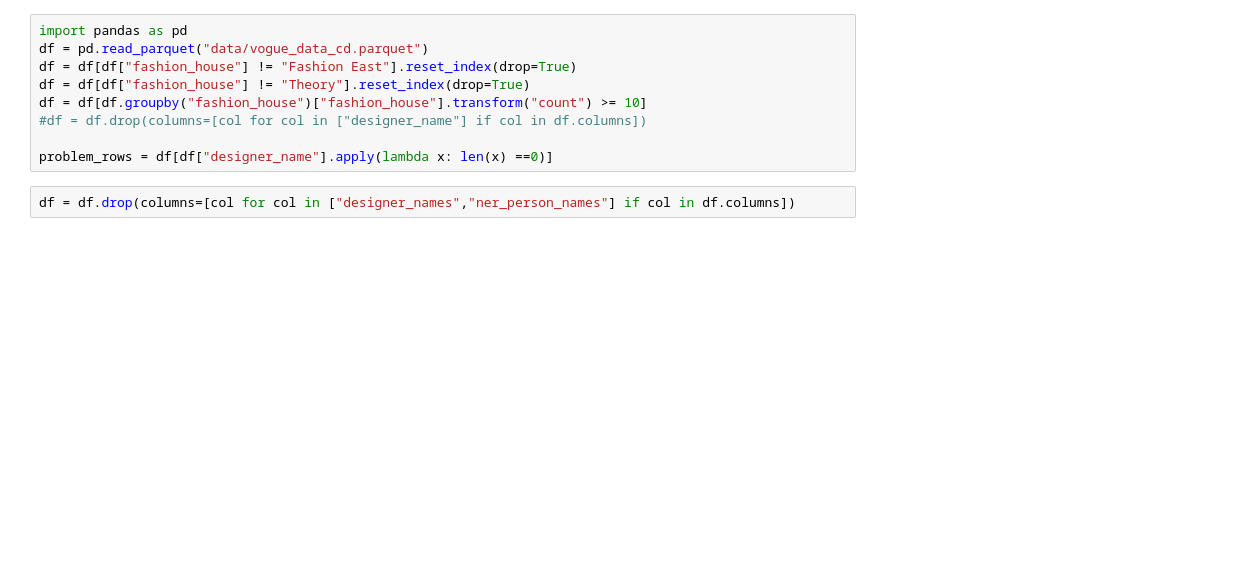
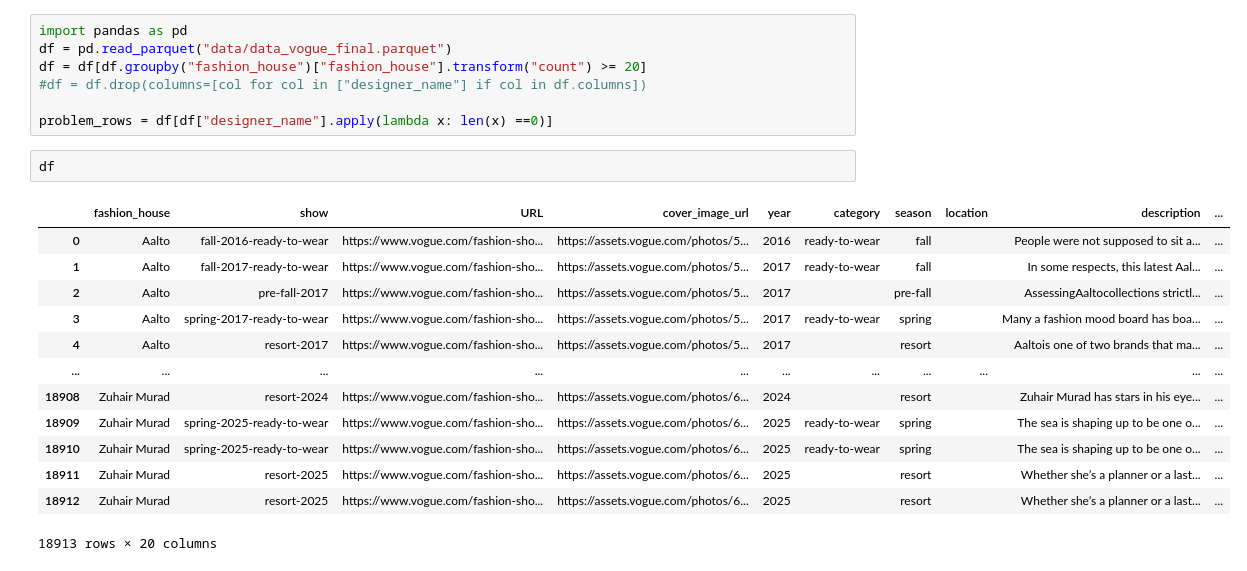
Before and after one commit to traopia/FashionDB, a Jupyter notebook: temporary_playground.ipynb, the cells around one changed output. Saved outputs shown, nothing was run; the diff lists cells and outputs as text; blank space fills up the shorter version.

```diff
--- a/temporary_playground.ipynb
+++ b/temporary_playground.ipynb
@@ -1,11 +1,23 @@
 # %%
 import pandas as pd
-df = pd.read_parquet("data/vogue_data_cd.parquet")
-df = df[df["fashion_house"] != "Fashion East"].reset_index(drop=True)
-df = df[df["fashion_house"] != "Theory"].reset_index(drop=True)
-df = df[df.groupby("fashion_house")["fashion_house"].transform("count") >= 10]
+df = pd.read_parquet("data/data_vogue_final.parquet")
+df = df[df.groupby("fashion_house")["fashion_house"].transform("count") >= 20]
 #df = df.drop(columns=[col for col in ["designer_name"] if col in df.columns])
 
 problem_rows = df[df["designer_name"].apply(lambda x: len(x) ==0)]
-# %%
-df = df.drop(columns=[col for col in ["designer_names","ner_person_names"] if col in df.columns])
+# %%
+df
+# %% [output]
+|  | fashion_house | show | URL | cover_image_url | year | category | season | location | description | ... |
+| 0 | Aalto | fall-2016-ready-to-wear | https://www.vogue.com/fashion-sho... | https://assets.vogue.com/photos/5... | 2016 | ready-to-wear | fall |  | People were not supposed to sit a... | ... |
+| 1 | Aalto | fall-2017-ready-to-wear | https://www.vogue.com/fashion-sho... | https://assets.vogue.com/photos/5... | 2017 | ready-to-wear | fall |  | In some respects, this latest Aal... | ... |
+| 2 | Aalto | pre-fall-2017 | https://www.vogue.com/fashion-sho... | https://assets.vogue.com/photos/5... | 2017 |  | pre-fall |  | AssessingAaltocollections strictl... | ... |
+| 3 | Aalto | spring-2017-ready-to-wear | https://www.vogue.com/fashion-sho... | https://assets.vogue.com/photos/5... | 2017 | ready-to-wear | spring |  | Many a fashion mood board has boa... | ... |
+| 4 | Aalto | resort-2017 | https://www.vogue.com/fashion-sho... | https://assets.vogue.com/photos/5... | 2017 |  | resort |  | Aaltois one of two brands that ma... | ... |
+| ... | ... | ... | ... | ... | ... | ... | ... | ... | ... | ... |
+| 18908 | Zuhair Murad | resort-2024 | https://www.vogue.com/fashion-sho... | https://assets.vogue.com/photos/6... | 2024 |  | resort |  | Zuhair Murad has stars in his eye... | ... |
+| 18909 | Zuhair Murad | spring-2025-ready-to-wear | https://www.vogue.com/fashion-sho... | https://assets.vogue.com/photos/6... | 2025 | ready-to-wear | spring |  | The sea is shaping up to be one o... | ... |
+| 18910 | Zuhair Murad | spring-2025-ready-to-wear | https://www.vogue.com/fashion-sho... | https://assets.vogue.com/photos/6... | 2025 | ready-to-wear | spring |  | The sea is shaping up to be one o... | ... |
+| 18911 | Zuhair Murad | resort-2025 | https://www.vogue.com/fashion-sho... | https://assets.vogue.com/photos/6... | 2025 |  | resort |  | Whether she’s a planner or a last... | ... |
+| 18912 | Zuhair Murad | resort-2025 | https://www.vogue.com/fashion-sho... | https://assets.vogue.com/photos/6... | 2025 |  | resort |  | Whether she’s a planner or a last... | ... |
+18913 rows × 20 columns
```
Also changed, not shown: parts of 15 cells of this notebook, 31 other files.
